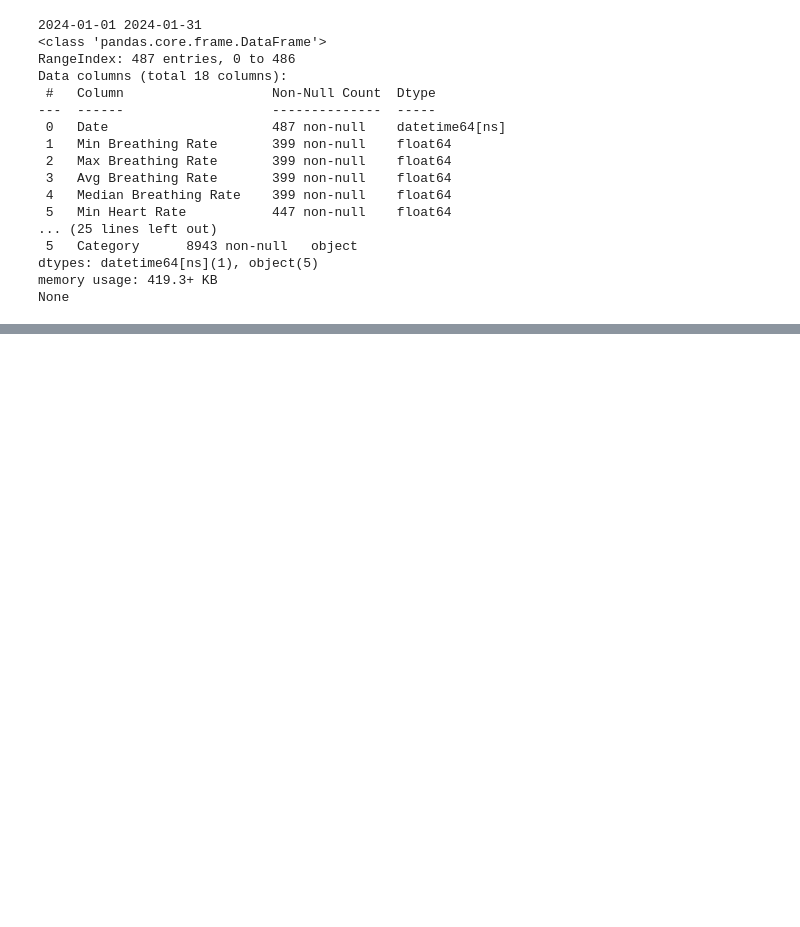
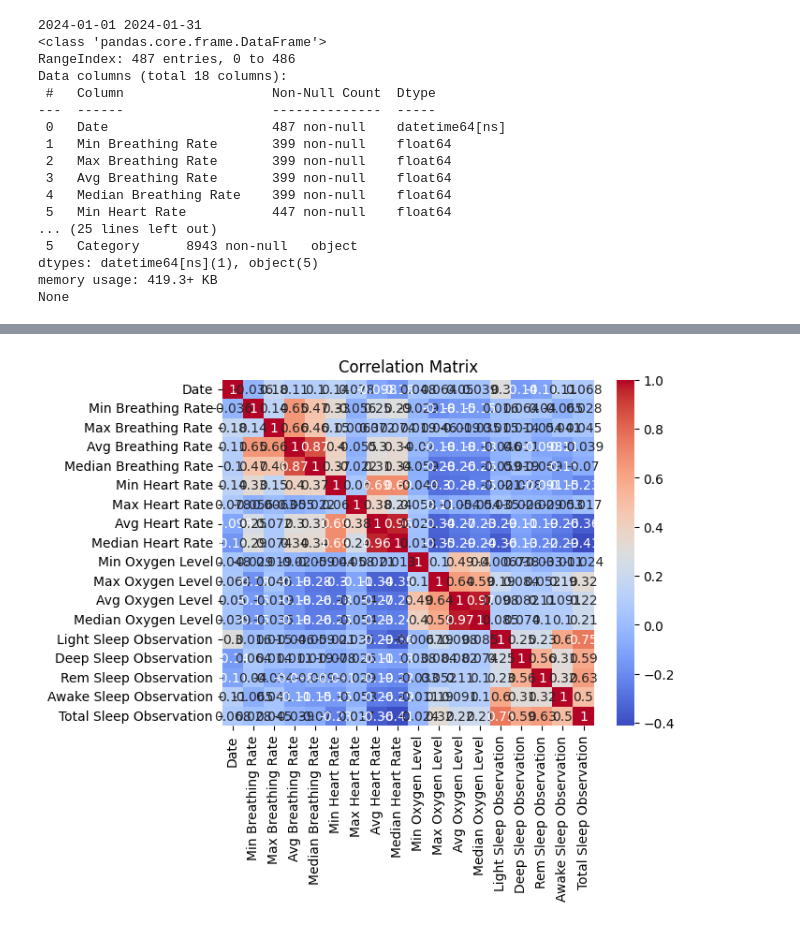
Before and after one commit to jesseabrandt/ASA_Hackathon, a Jupyter notebook: template_summary_wip.ipynb, the cells around one changed output, grey strips where cells are left out. Saved outputs shown, nothing was run; the diff lists cells and outputs as text; code cells hidden in the pictures; blank space fills up the shorter version.

Commit message:
add one line graph and correlation matrix

```diff
--- a/template_summary_wip.ipynb
+++ b/template_summary_wip.ipynb
@@ -49 +70,7 @@ print(type(correlation_matrix))
 <class 'pandas.core.frame.DataFrame'>
+# %%
+sns.heatmap(correlation_matrix, annot=True, cmap='coolwarm')
+plt.title('Correlation Matrix')
+plt.show()
+# %% [output]
+[figure, added]
```
Also changed, not shown: parts of 3 cells of this notebook.
